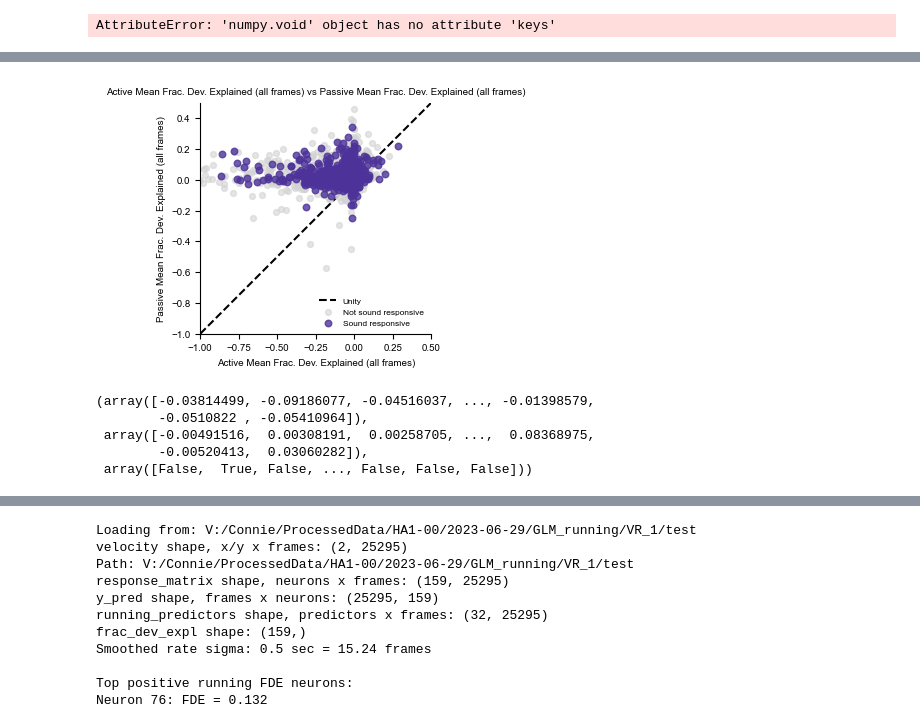
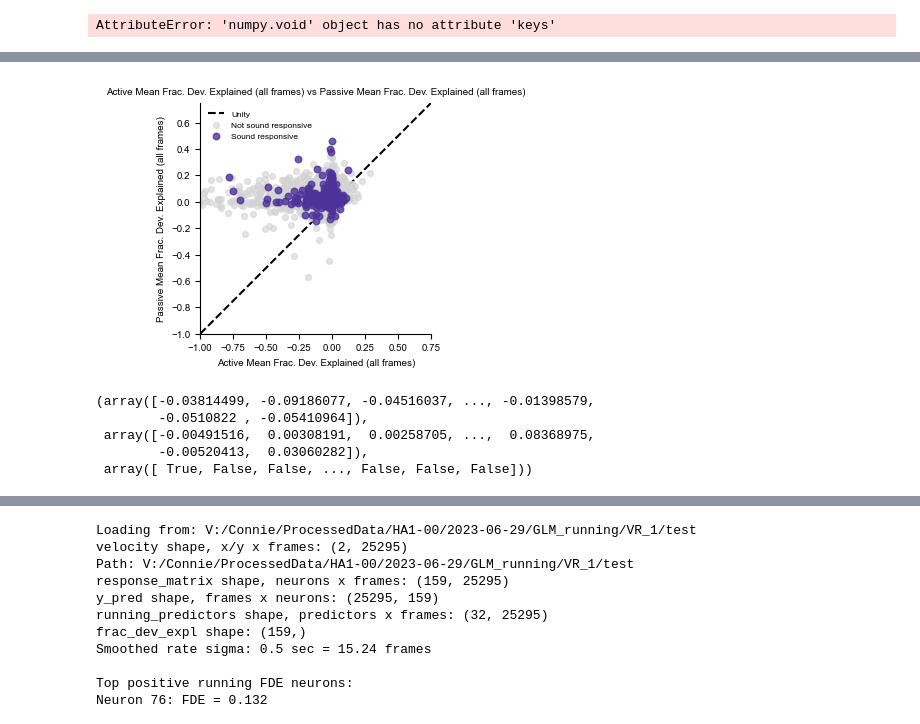
Before and after one commit to constanzabassi/GLM-analysis, a Jupyter notebook: notebooks/run_glm_encoding_analysis_running_models.ipynb, the cells around one changed output, grey strips where cells are left out. Drawn from its saved outputs; the diff is of its cells as text; code cells hidden in the pictures.

```diff
--- a/notebooks/run_glm_encoding_analysis_running_models.ipynb
+++ b/notebooks/run_glm_encoding_analysis_running_models.ipynb
@@ -41,8 +41,9 @@ for dat in datasets:
 # remove_indices = [7,8,9,10,11,12,13,14,15,16,17,18,19,20,21,22,23,24]#range(2,25) #[1,2,3,4,5,6,7,8,9,10,11,12,13,14,15,16,17,18,19,20,21,22,23,24] #[2,3,8,18]
 # indices_included = [i for i in range(len(datasets)) if i not in remove_indices]
 # # Remove indices from both lists
-# datasets = [dat for i, dat in enumerate(datasets) if i not in remove_indices]
-# mouse_dates_keys = [key for i, key in enumerate(mouse_dates_keys) if i not in remove_indices]
+remove_indices = [9]
+datasets = [dat for i, dat in enumerate(datasets) if i not in remove_indices]
+mouse_dates_keys = [key for i, key in enumerate(mouse_dates_keys) if i not in remove_indices]
 
 # Print remaining datasets
 for dat in datasets:
@@ -247,0 +226,20 @@ Shape is trials x neurons x frames
+# %%
+key = "HA11-1R_2023-05-05"
+
+top_neurons, negative_neurons = predictorfun.get_top_and_bottom_neurons(
+    frac_dev_expl,
+    n_examples=4
+)
+
+plotter.plot_aligned_fold_average_neurons(
+    key=key,
+    aligned_true=aligned_neural_true,
+    aligned_pred=aligned_neural_pred,
+    aligned_velocity=aligned_velocity,
+    neuron_ids=top_neurons,
+    folds=range(10),
+    response_mode="deconvolved",
+    velocity_axis_order=("y", "x"),
+    save_dir=supp_figure_dir,
+    save_name=f"{key}_top_neurons_aligned_deconvolved.pdf",
+)
@@ -329,12 +329,3 @@ for dataset_key, dataset in results_pre.items():
 plotter.scatter_model_dev_comparison(mean_frac_dev_plotting_passive,mean_frac_dev_plotting,  cell_labels,measure_string = 'Active Mean Frac. Dev. Explained', measure_string2='Passive Mean Frac. Dev. Explained', plot_lims_neg = -2, minmax = (-2,1))
 # %% [output]
 [figure]
-# %%
-import scipy
-mat_data = scipy.io.loadmat(os.path.join('W:\Connie/results\Bassi2025\data', 'sound.mat'))
-opto = mat_data['sound'][0][0]
-opto = data_handler.unwrap_matlab(opto)
-
-print(type(opto))
-print(opto.dtype)
-print(opto.dtype.names)
@@ -345,4 +332,5 @@ print(opto.dtype.names)
 # %%
+import scipy
 def load_sound_opto_data_test(dir, set_diff = True, exclude=None):
         """
         Loads neuron IDs and their modulation indices based on the provided directories and optogenetic condition.
@@ -503,6 +491,6 @@ def load_sound_opto_data_test(dir, set_diff = True, exclude=None):
 
         return opto, sound, mouse_dates, significant_neurons, mod_indices,sound_separated
 
-opto, sound, mouse_dates, significant_neurons, mod_indices,sound_separated = load_sound_opto_data_test('W:\Connie/results\Bassi2025\data', set_diff = True, exclude = ["HA10-1L_2023-04-17"])# exclude = "HE1-00_2023-05-30")
+opto, sound, mouse_dates, significant_neurons, mod_indices,sound_separated = load_sound_opto_data_test('W:\Connie/results\Bassi2025\data', set_diff = True,exclude = "HA10-1L_2023-04-17")# exclude = "HE1-00_2023-05-30")
 # %% [output]
 [0, 1, 2, 3, 4, 5, 6, 7, 8, 10, 11, 12, 13, 14, 15, 16, 17, 18, 19, 20, 21, 22, 23, 24]
@@ -663,31 +650,32 @@ TypeError: list indices must be integers or slices, not tuple
 # %%
 #plot dev explained using all frames!
 mean_frac_dev_by_key_all = {}
 mean_frac_dev_by_key_passive_all = {}
 
 for ds in datasets:
     animal, date, server = ds  # server ignored for lookup
 
     key = f"{animal}_{date}"
 
     mean_frac_dev_by_key_all[key] = results_pre[key]['mean_dev_0']
     mean_frac_dev_by_key_passive_all[key] = results_pre[key]['mean_dev_1']
 
 
 scatter_dev_active_passive_sound_sig(
     mean_frac_dev_by_key_all,
     mean_frac_dev_by_key_passive_all,
     datasets,
-    sound,
-    plot_lims=0.5,
+    sound_separated,
+    sig_type='sig_cells_pos',
+    plot_lims=0.75,
     plot_lims_neg=-1,
     measure_string = 'Active Mean Frac. Dev. Explained (all frames)',
     measure_string2='Passive Mean Frac. Dev. Explained (all frames)'
 )
 # %% [output]
-[figure, old version]
+[figure, new version]
 (array([-0.03814499, -0.09186077, -0.04516037, ..., -0.01398579,
         -0.0510822 , -0.05410964]),
  array([-0.00491516,  0.00308191,  0.00258705, ...,  0.08368975,
         -0.00520413,  0.03060282]),
- array([False,  True, False, ..., False, False, False]))
+ array([ True, False, False, ..., False, False, False]))
```
Also changed, not shown: parts of 15 cells of this notebook, 3 other files.
